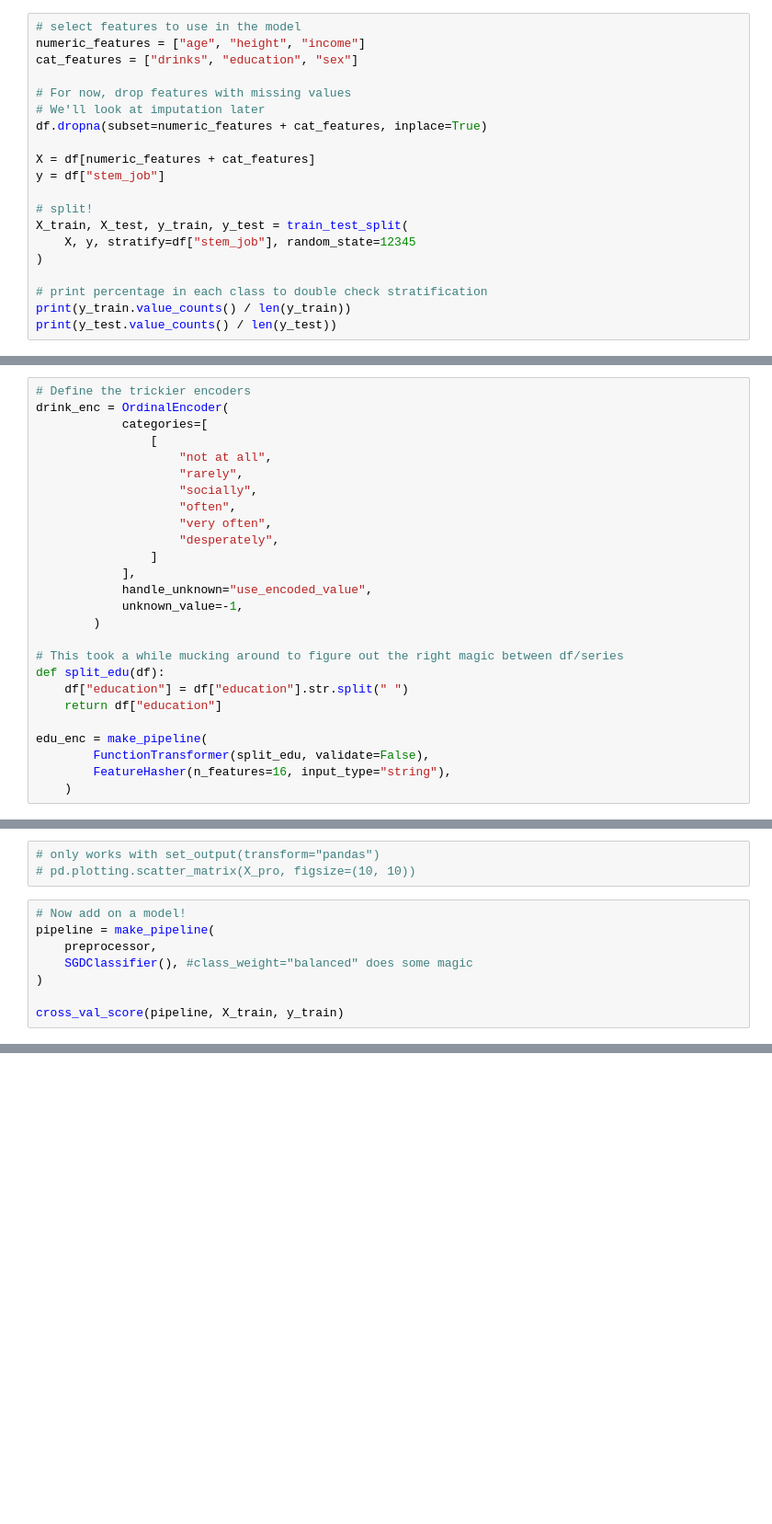
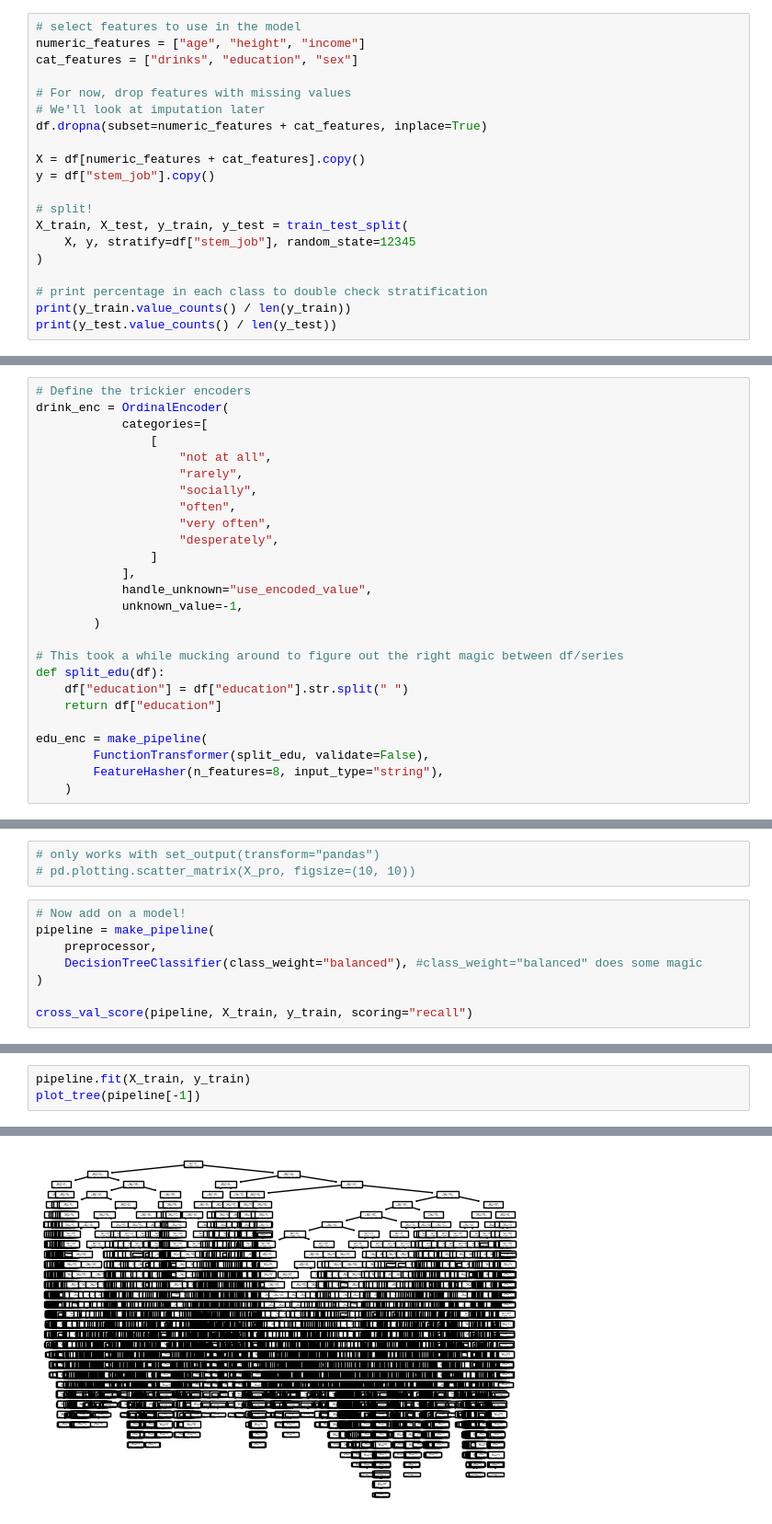
Before and after one commit to mru-data3464/w26, a Jupyter notebook: demo_code/05_numeric/numericdemo.ipynb, the cells around one changed output, grey strips where cells are left out. Shown at 92% size. Saved outputs shown, nothing was run; the diff lists cells and outputs as text; blank space fills up the shorter version.

Commit message:
Numeric stuff as presented

```diff
--- a/demo_code/05_numeric/numericdemo.ipynb
+++ b/demo_code/05_numeric/numericdemo.ipynb
@@ -163,8 +171,8 @@ cat_features = ["drinks", "education", "sex"]
 # We'll look at imputation later
 df.dropna(subset=numeric_features + cat_features, inplace=True)
 
-X = df[numeric_features + cat_features]
-y = df["stem_job"]
+X = df[numeric_features + cat_features].copy()
+y = df["stem_job"].copy()
 
 # split!
 X_train, X_test, y_train, y_test = train_test_split(
@@ -207,5 +215,5 @@ def split_edu(df):
 
 edu_enc = make_pipeline(
         FunctionTransformer(split_edu, validate=False),
-        FeatureHasher(n_features=16, input_type="string"),
+        FeatureHasher(n_features=8, input_type="string"),
     )
@@ -245,8 +284,8 @@ X_pro = preprocessor.fit_transform(X_train)
 # Now add on a model!
 pipeline = make_pipeline(
     preprocessor,
-    SGDClassifier(), #class_weight="balanced" does some magic
+    DecisionTreeClassifier(class_weight="balanced"), #class_weight="balanced" does some magic
 )
 
-cross_val_score(pipeline, X_train, y_train)
+cross_val_score(pipeline, X_train, y_train, scoring="recall")
 # %% [output]
@@ -253,0 +293,4 @@ array([0.82949547, 0.82960279, 0.82960279, 0.82947341, 0.82947341])
+# %%
+pipeline.fit(X_train, y_train)
+plot_tree(pipeline[-1])
+# %% [output]
@@ -253,0 +314 @@ array([0.82949547, 0.82960279, 0.82960279, 0.82947341, 0.82947341])
+[figure, added]
```
Also changed, not shown: parts of 12 cells of this notebook, 3 other files.
